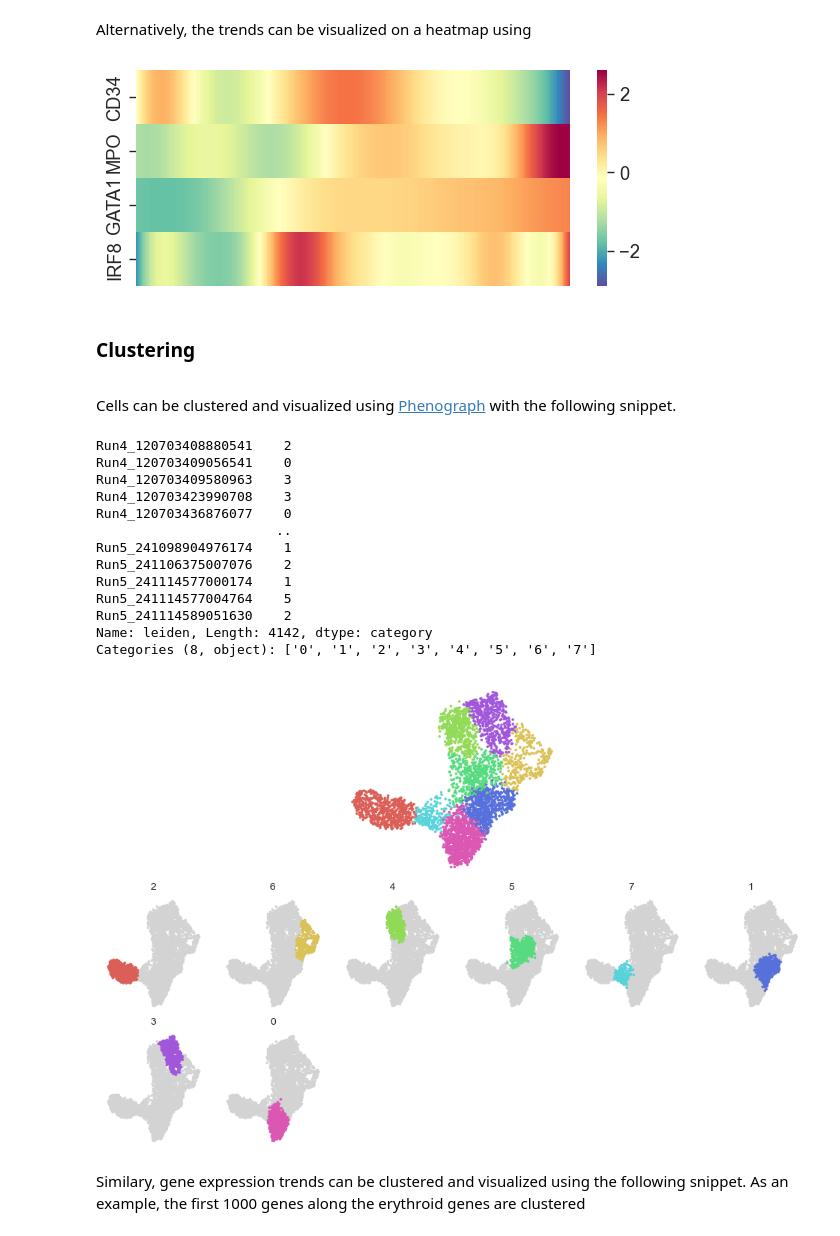
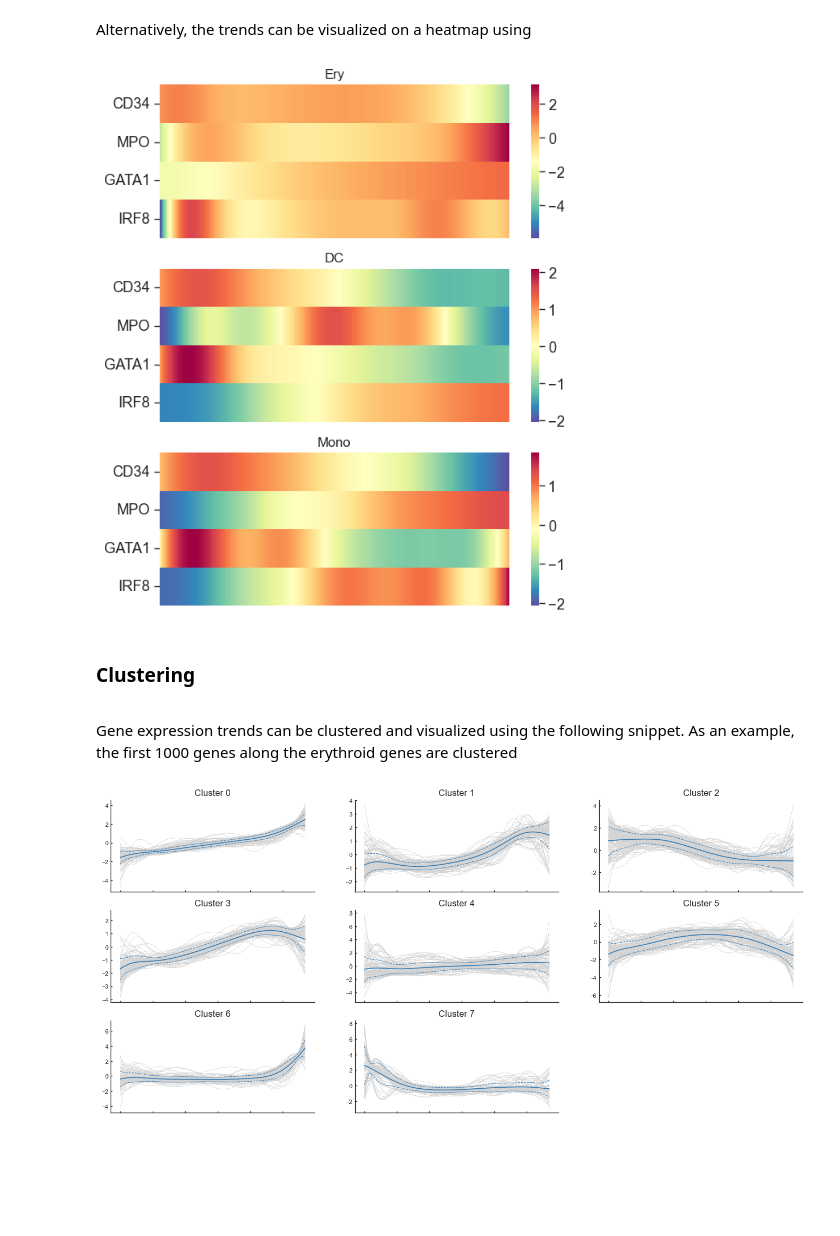
Before and after one commit to dpeerlab/Palantir, a Jupyter notebook: notebooks/Palantir_sample_notebook.ipynb, the cells around one changed output. Saved outputs shown, nothing was run; the diff lists cells and outputs as text; code cells hidden in the pictures; blank space fills up the shorter version.

```diff
--- a/notebooks/Palantir_sample_notebook.ipynb
+++ b/notebooks/Palantir_sample_notebook.ipynb
@@ -262,11 +267,9 @@ plt.show()
 # %% [markdown]
 Alternatively, the trends can be visualized on a heatmap using
 # %%
-palantir.plot.plot_gene_trend_heatmaps(gene_trends, genes)
+palantir.plot.plot_gene_trend_heatmaps(ad, genes)
 plt.show()
 # %% [output]
-[figure, old version]
+[figure, new version]
 # %% [markdown]
 <a id="clustering"></a><h3> Clustering </h3>
-# %% [markdown]
-Cells can be clustered and visualized using <a href="https://github.com/dpeerlab/PhenoGraph">Phenograph</a> with the following snippet.
@@ -275,16 +276,2 @@ clusters = palantir.utils.determine_cell_clusters(ad)
-# %%
-clusters
-# %% [output]
-Run4_120703408880541    2
-Run4_120703409056541    0
-Run4_120703409580963    3
-Run4_120703423990708    3
-Run4_120703436876077    0
-                       ..
-Run5_241098904976174    1
-Run5_241106375007076    2
-Run5_241114577000174    1
-Run5_241114577004764    5
-Run5_241114589051630    2
-Name: leiden, Length: 4142, dtype: category
-Categories (8, object): ['0', '1', '2', '3', '4', '5', '6', '7']
+# %% [markdown]
+Gene expression trends can be clustered and visualized using the following snippet. As an example, the first 1000 genes along the erythroid genes are clustered
@@ -291,7 +281,5 @@ Categories (8, object): ['0', '1', '2', '3', '4', '5', '6', '7']
 # %%
-palantir.plot.plot_cell_clusters(umap, clusters)
+palantir.plot.plot_gene_trend_clusters(ad, "Ery")
 plt.show()
 # %% [output]
-[figure, old version]
+[figure, new version]
-# %% [markdown]
-Similary, gene expression trends can be clustered and visualized using the following snippet. As an example, the first 1000 genes along the erythroid genes are clustered
```
Also changed, not shown: parts of 14 cells of this notebook, 3 other files.
